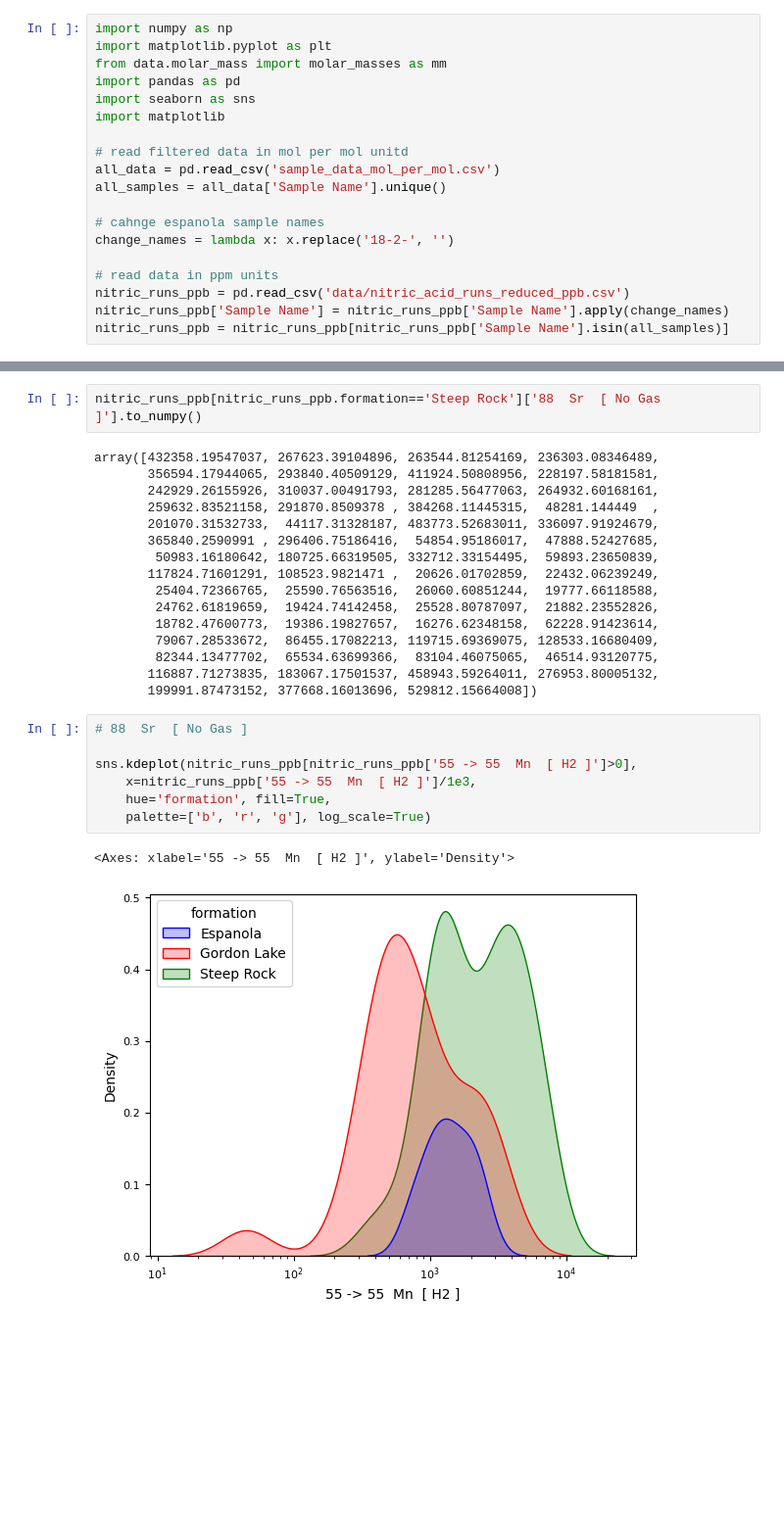
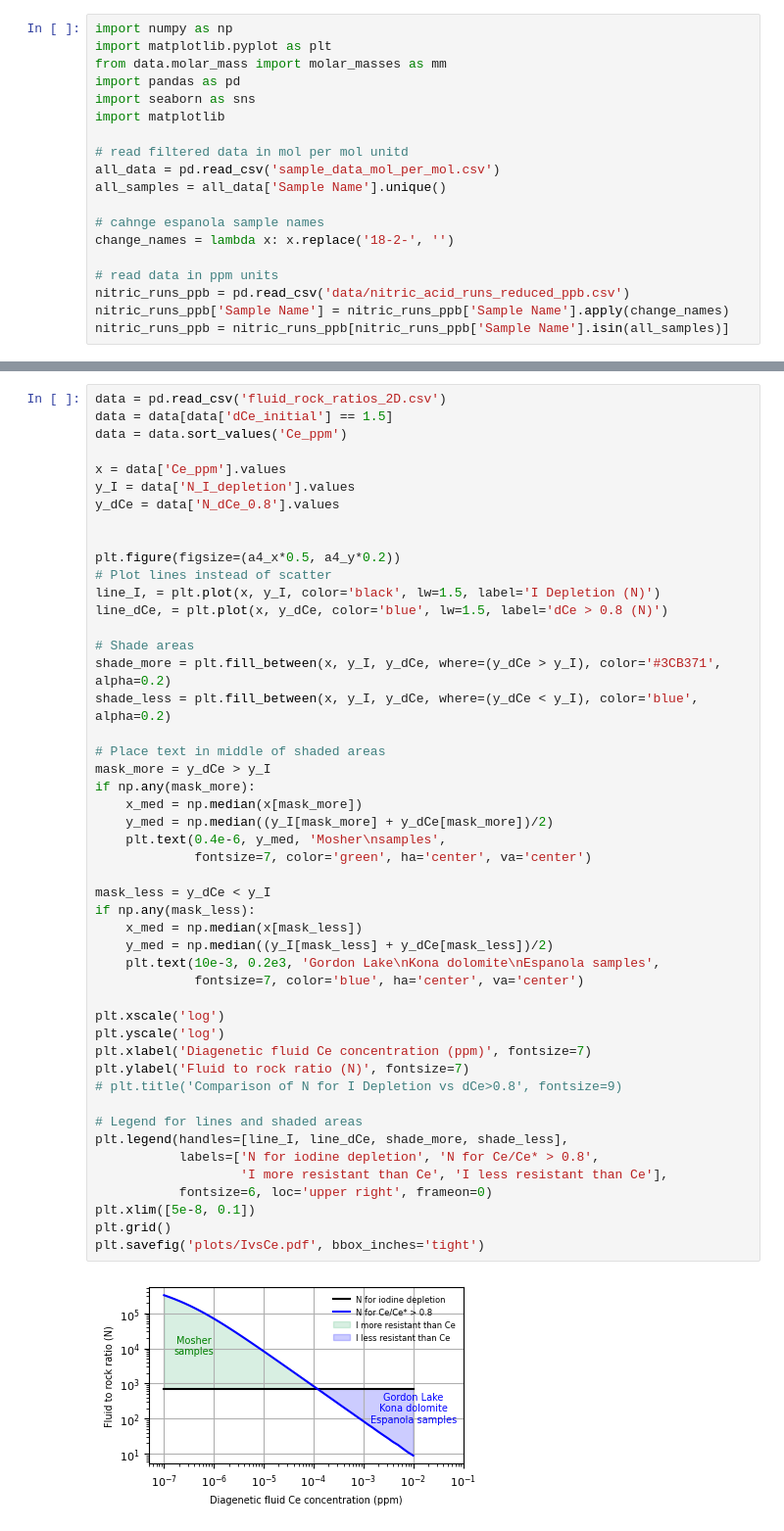
Before and after one commit to DanyIvan/Iodine_vs_cerium_anomalies_GOE, a Jupyter notebook: BannerHanson.ipynb, the cells around one changed output, grey strips where cells are left out. Shown at 98% size. Drawn from its saved outputs; the diff is of its cells as text; blank space fills up the shorter version.

```diff
--- a/BannerHanson.ipynb
+++ b/BannerHanson.ipynb
@@ -1038,28 +790,50 @@ formation_density_kdes(axs, nitric_runs_ppb, '127  I  [ No Gas ]', log_scale=Fal
-# %%
-nitric_runs_ppb[nitric_runs_ppb.formation=='Steep Rock']['88  Sr  [ No Gas ]'].to_numpy()
-# %% [output]
-array([432358.19547037, 267623.39104896, 263544.81254169, 236303.08346489,
-       356594.17944065, 293840.40509129, 411924.50808956, 228197.58181581,
-       242929.26155926, 310037.00491793, 281285.56477063, 264932.60168161,
-       259632.83521158, 291870.8509378 , 384268.11445315,  48281.144449  ,
-       201070.31532733,  44117.31328187, 483773.52683011, 336097.91924679,
-       365840.2590991 , 296406.75186416,  54854.95186017,  47888.52427685,
-        50983.16180642, 180725.66319505, 332712.33154495,  59893.23650839,
-       117824.71601291, 108523.9821471 ,  20626.01702859,  22432.06239249,
-        25404.72366765,  25590.76563516,  26060.60851244,  19777.66118588,
-        24762.61819659,  19424.74142458,  25528.80787097,  21882.23552826,
-        18782.47600773,  19386.19827657,  16276.62348158,  62228.91423614,
-        79067.28533672,  86455.17082213, 119715.69369075, 128533.16680409,
-        82344.13477702,  65534.63699366,  83104.46075065,  46514.93120775,
-       116887.71273835, 183067.17501537, 458943.59264011, 276953.80005132,
-       199991.87473152, 377668.16013696, 529812.15664008])
-# %%
-# 88  Sr  [ No Gas ]
-
-sns.kdeplot(nitric_runs_ppb[nitric_runs_ppb['55 -> 55  Mn  [ H2 ]']>0],
-    x=nitric_runs_ppb['55 -> 55  Mn  [ H2 ]']/1e3,
-    hue='formation', fill=True,
-    palette=['b', 'r', 'g'], log_scale=True)
-# %% [output]
-<Axes: xlabel='55 -> 55  Mn  [ H2 ]', ylabel='Density'>
-[figure, removed]
+# %%
+data = pd.read_csv('fluid_rock_ratios_2D.csv')
+data = data[data['dCe_initial'] == 1.5]
+data = data.sort_values('Ce_ppm')
+
+x = data['Ce_ppm'].values
+y_I = data['N_I_depletion'].values
+y_dCe = data['N_dCe_0.8'].values
+
+
+plt.figure(figsize=(a4_x*0.5, a4_y*0.2))
+# Plot lines instead of scatter
+line_I, = plt.plot(x, y_I, color='black', lw=1.5, label='I Depletion (N)')
+line_dCe, = plt.plot(x, y_dCe, color='blue', lw=1.5, label='dCe > 0.8 (N)')
+
+# Shade areas
+shade_more = plt.fill_between(x, y_I, y_dCe, where=(y_dCe > y_I), color='#3CB371', alpha=0.2)
+shade_less = plt.fill_between(x, y_I, y_dCe, where=(y_dCe < y_I), color='blue', alpha=0.2)
+
+# Place text in middle of shaded areas
+mask_more = y_dCe > y_I
+if np.any(mask_more):
+    x_med = np.median(x[mask_more])
+    y_med = np.median((y_I[mask_more] + y_dCe[mask_more])/2)
+    plt.text(0.4e-6, y_med, 'Mosher\nsamples',
+             fontsize=7, color='green', ha='center', va='center')
+
+mask_less = y_dCe < y_I
+if np.any(mask_less):
+    x_med = np.median(x[mask_less])
+    y_med = np.median((y_I[mask_less] + y_dCe[mask_less])/2)
+    plt.text(10e-3, 0.2e3, 'Gordon Lake\nKona dolomite\nEspanola samples',
+             fontsize=7, color='blue', ha='center', va='center')
+
+plt.xscale('log')
+plt.yscale('log')
+plt.xlabel('Diagenetic fluid Ce concentration (ppm)', fontsize=7)
+plt.ylabel('Fluid to rock ratio (N)', fontsize=7)
+# plt.title('Comparison of N for I Depletion vs dCe>0.8', fontsize=9)
+
+# Legend for lines and shaded areas
+plt.legend(handles=[line_I, line_dCe, shade_more, shade_less],
+           labels=['N for iodine depletion', 'N for Ce/Ce* > 0.8',
+                   'I more resistant than Ce', 'I less resistant than Ce'],
+           fontsize=6, loc='upper right', frameon=0)
+plt.xlim([5e-8, 0.1])
+plt.grid()
+plt.savefig('plots/IvsCe.pdf', bbox_inches='tight')
+# %% [output]
+[figure, added]
```
Also changed, not shown: parts of 10 cells of this notebook, 1 other file.
